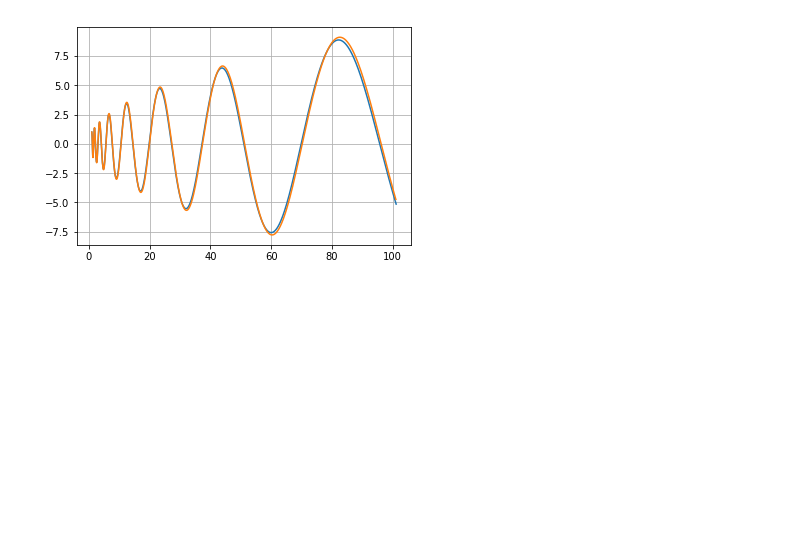
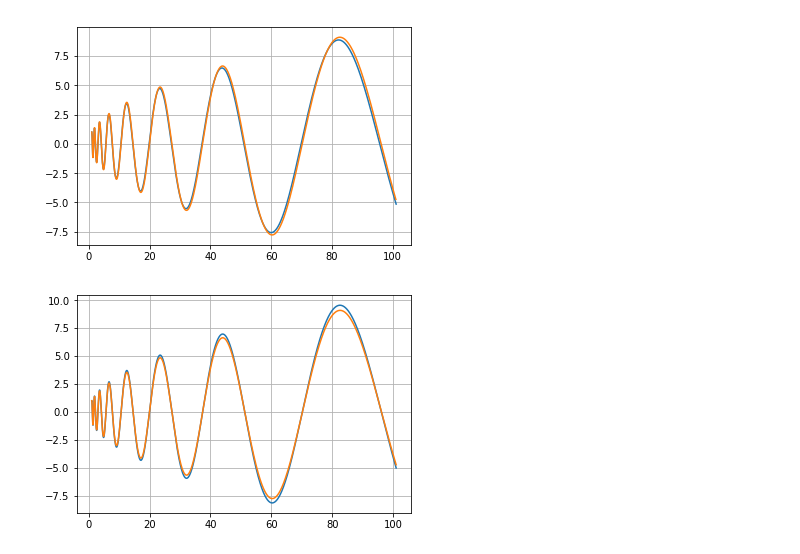
Before and after one commit to alekseik1/calc_math-labs, a Jupyter notebook: main.ipynb, the cells around one changed output. Drawn from its saved outputs; the diff is of its cells as text; code cells hidden in the pictures; blank space fills up the shorter version.

Commit message:
Added Adams 2, 3, 4 methods. Spellbook is completed.

```diff
--- a/main.ipynb
+++ b/main.ipynb
@@ -301,3 +301,21 @@ x_pred = x_1_np[1]
 plot_lines((t_pred, x_pred), (t_range, x_range))
 # %% [output]
 [figure]
+# %%
+def adams_2(funcs, x_start, t_stop, h=0.001):
+    init_method = RungeExplicit(np.array([[0,0,0],[0.5,0.5,0.5],[0,0,1]]))
+    y = init_method(funcs, x_start, x_start[0]+h, h)
+    x = y[-1]
+    y = y[:-1]
+    while x[0] < t_stop:
+        x += h*((3/2)*funcs(x)-(1/2)*funcs(y[-1]))
+        y.append(x.copy())
+    return y
+# %%
+x_r = adams_2(lambda x: toy_system_of_eq(0, x), x_start.copy(), t_stop)
+x_r_np = np.array(x_r).T
+t_pred = x_r_np[0]
+x_pred = x_r_np[1]
+plot_lines((t_pred, x_pred), (t_range, x_range))
+# %% [output]
+[figure, added]
```
Also changed, not shown: parts of 5 cells of this notebook.
